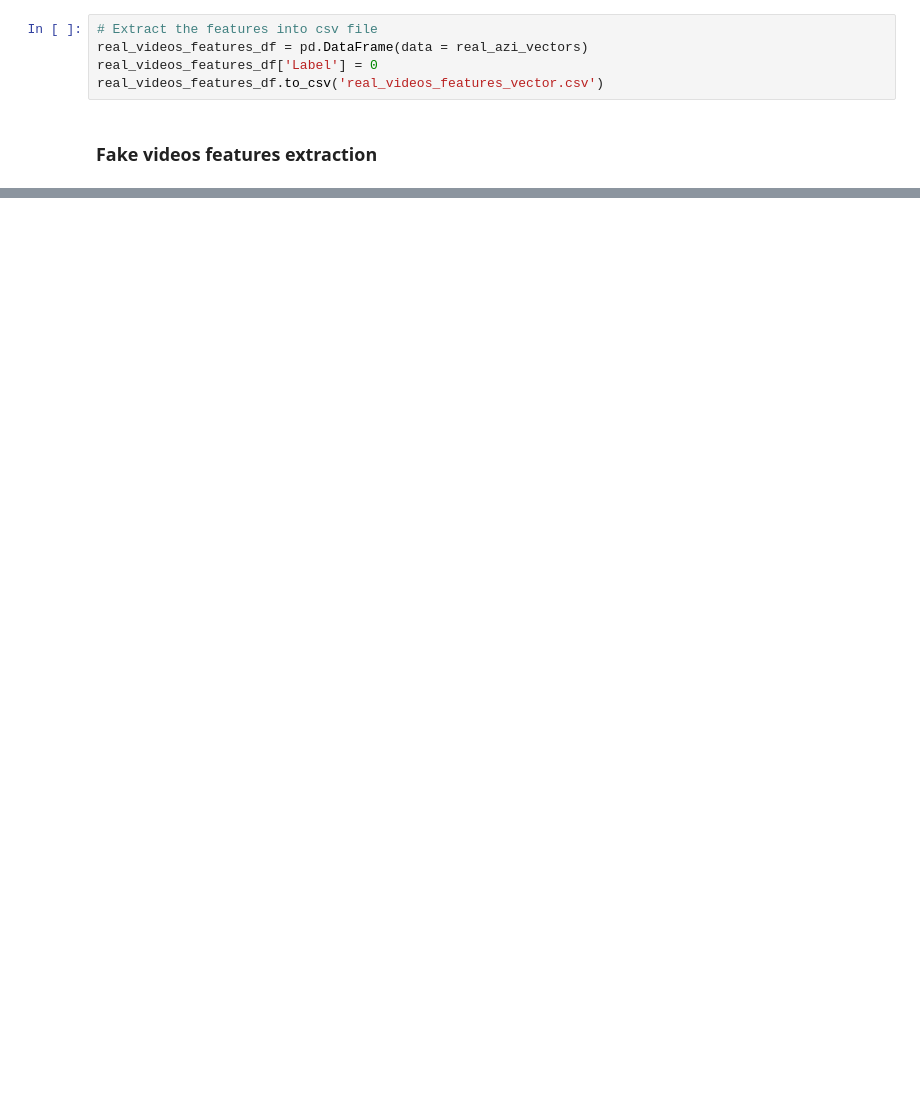
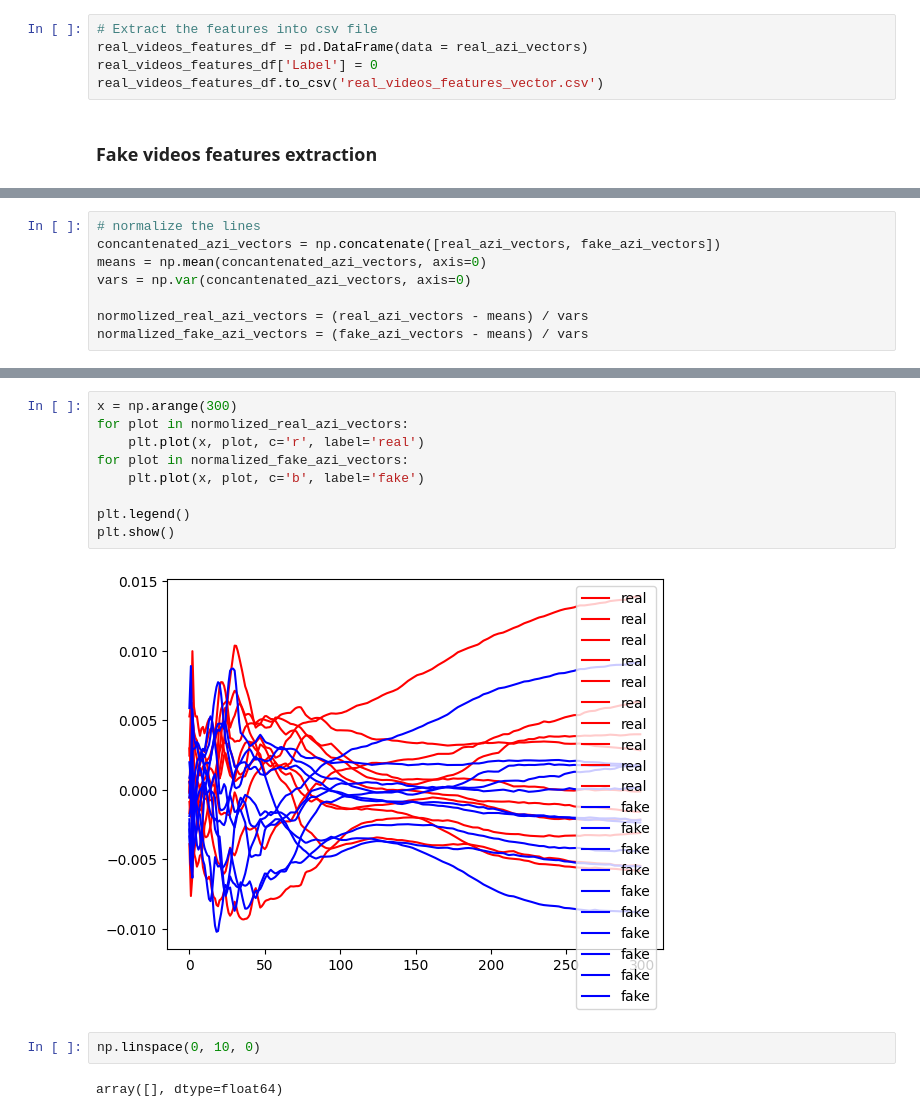
Before and after one commit to Omar-ahmed314/Revelio, a Jupyter notebook: lib/dft/feature_extraction.ipynb, the cells around one changed output, grey strips where cells are left out. Cells and saved outputs as stored; diff of their text form; blank space fills up the shorter version.

```diff
--- a/lib/dft/feature_extraction.ipynb
+++ b/lib/dft/feature_extraction.ipynb
@@ -90,0 +176,8 @@ for i, dir in enumerate(fake_videos_paths):
+# %%
+# normalize the lines
+concantenated_azi_vectors = np.concatenate([real_azi_vectors, fake_azi_vectors])
+means = np.mean(concantenated_azi_vectors, axis=0)
+vars = np.var(concantenated_azi_vectors, axis=0)
+
+normolized_real_azi_vectors = (real_azi_vectors - means) / vars
+normalized_fake_azi_vectors = (fake_azi_vectors - means) / vars
@@ -90,0 +188,15 @@ for i, dir in enumerate(fake_videos_paths):
+# %%
+x = np.arange(300)
+for plot in normolized_real_azi_vectors:
+    plt.plot(x, plot, c='r', label='real')
+for plot in normalized_fake_azi_vectors:
+    plt.plot(x, plot, c='b', label='fake')
+
+plt.legend()
+plt.show()
+# %% [output]
+[figure, added]
+# %%
+np.linspace(0, 10, 0)
+# %% [output]
+array([], dtype=float64)
```
Also changed, not shown: parts of 6 cells of this notebook, 9 other files.
